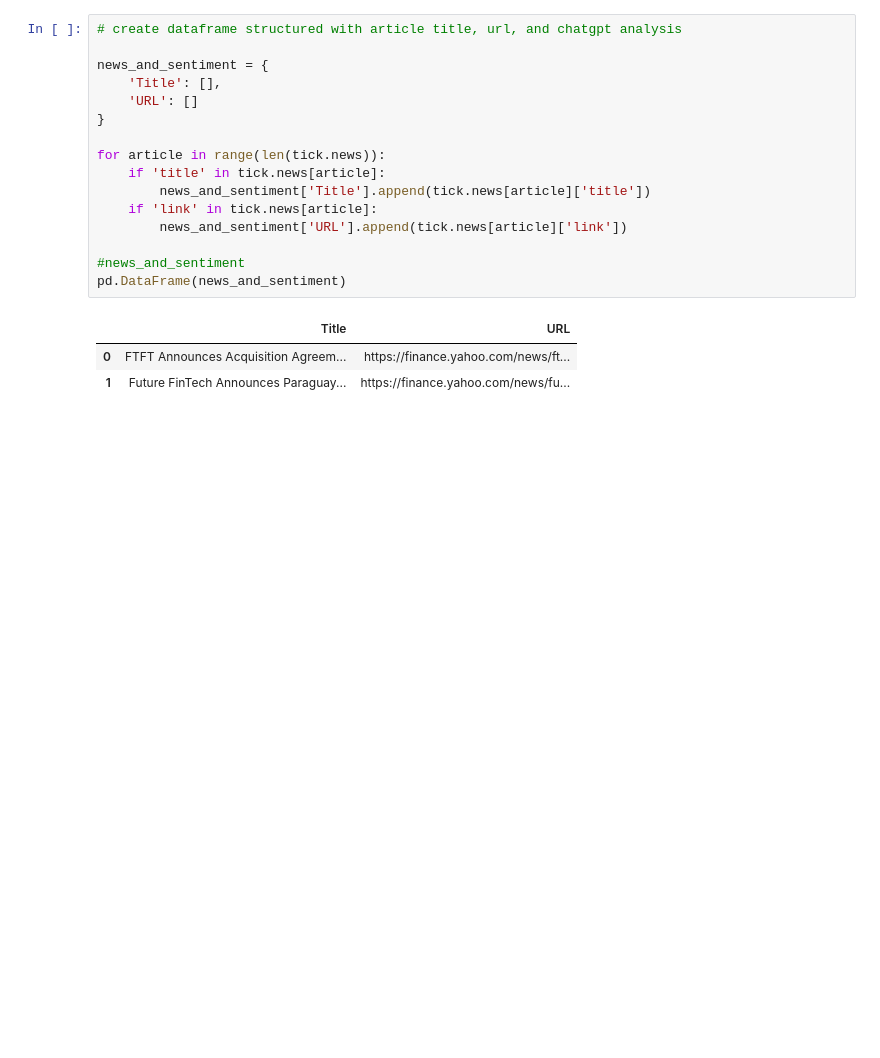
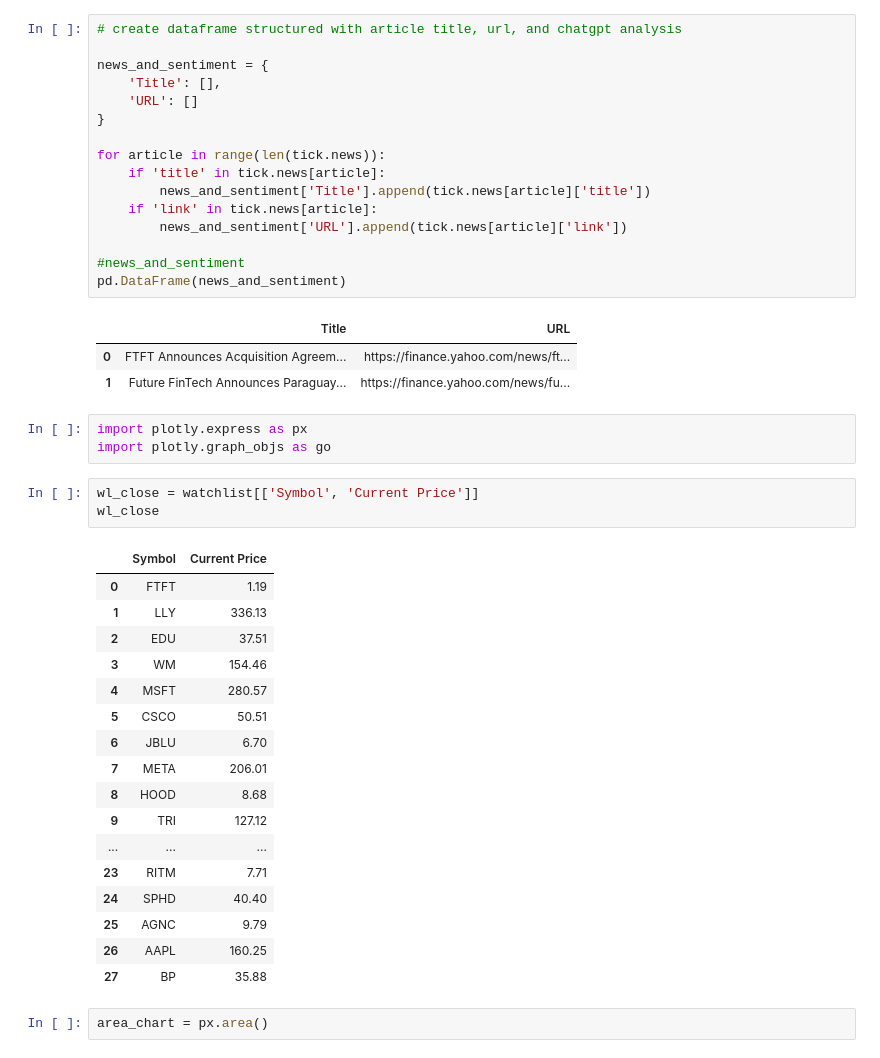
Before and after one commit to aarong99/yf-playground, a Jupyter notebook: yfplayground.ipynb, the cells around one changed output. Cells and saved outputs as stored; diff of their text form; blank space fills up the shorter version.

```diff
--- a/yfplayground.ipynb
+++ b/yfplayground.ipynb
@@ -215,3 +218,29 @@ pd.DataFrame(news_and_sentiment)
 |  | Title | URL |
 | 0 | FTFT Announces Acquisition Agreem... | https://finance.yahoo.com/news/ft... |
 | 1 | Future FinTech Announces Paraguay... | https://finance.yahoo.com/news/fu... |
+# %%
+import plotly.express as px
+import plotly.graph_objs as go
+# %%
+wl_close = watchlist[['Symbol', 'Current Price']]
+wl_close
+# %% [output]
+|  | Symbol | Current Price |
+| 0 | FTFT | 1.19 |
+| 1 | LLY | 336.13 |
+| 2 | EDU | 37.51 |
+| 3 | WM | 154.46 |
+| 4 | MSFT | 280.57 |
+| 5 | CSCO | 50.51 |
+| 6 | JBLU | 6.70 |
+| 7 | META | 206.01 |
+| 8 | HOOD | 8.68 |
+| 9 | TRI | 127.12 |
+| ... | ... | ... |
+| 23 | RITM | 7.71 |
+| 24 | SPHD | 40.40 |
+| 25 | AGNC | 9.79 |
+| 26 | AAPL | 160.25 |
+| 27 | BP | 35.88 |
+# %%
+area_chart = px.area()
```
Also changed, not shown: parts of 6 cells of this notebook, 48 other files.
